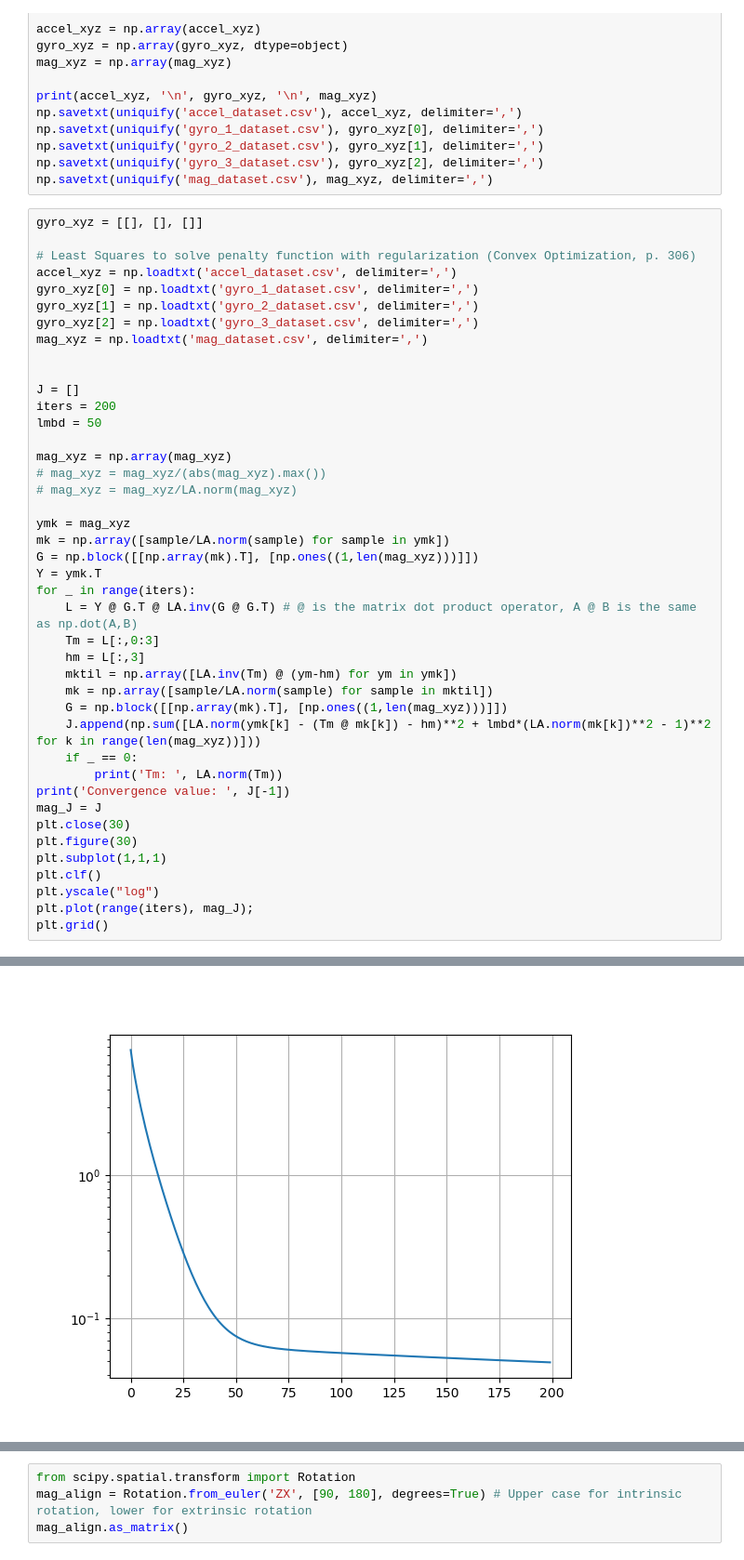
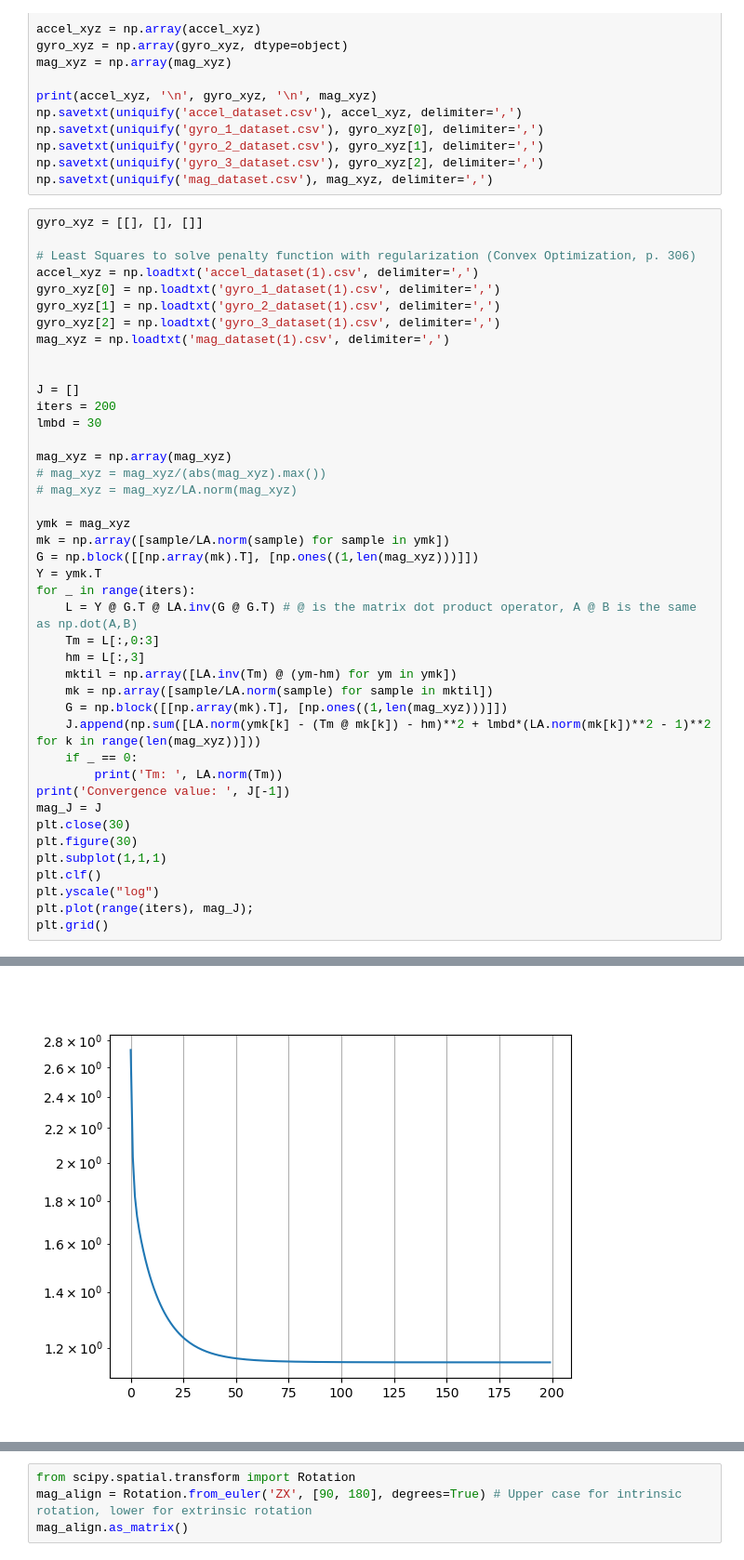
Before and after one commit to Gustavo-V-F/MNA23-Calibration, a Jupyter notebook: Mag_Gyro_Calibration.ipynb, the cells around one changed output, grey strips where cells are left out. Shown: that part at 93% size. Cells and saved outputs as stored; diff of their text form.

```diff
--- a/Mag_Gyro_Calibration.ipynb
+++ b/Mag_Gyro_Calibration.ipynb
@@ -617,16 +630,16 @@ np.savetxt(uniquify('mag_dataset.csv'), mag_xyz, delimiter=',')
 gyro_xyz = [[], [], []]
 
 # Least Squares to solve penalty function with regularization (Convex Optimization, p. 306)
-accel_xyz = np.loadtxt('accel_dataset.csv', delimiter=',')
-gyro_xyz[0] = np.loadtxt('gyro_1_dataset.csv', delimiter=',')
-gyro_xyz[1] = np.loadtxt('gyro_2_dataset.csv', delimiter=',')
-gyro_xyz[2] = np.loadtxt('gyro_3_dataset.csv', delimiter=',')
-mag_xyz = np.loadtxt('mag_dataset.csv', delimiter=',')
+accel_xyz = np.loadtxt('accel_dataset(1).csv', delimiter=',')
+gyro_xyz[0] = np.loadtxt('gyro_1_dataset(1).csv', delimiter=',')
+gyro_xyz[1] = np.loadtxt('gyro_2_dataset(1).csv', delimiter=',')
+gyro_xyz[2] = np.loadtxt('gyro_3_dataset(1).csv', delimiter=',')
+mag_xyz = np.loadtxt('mag_dataset(1).csv', delimiter=',')
 
 
 J = []
 iters = 200
-lmbd = 50
+lmbd = 30
 
 mag_xyz = np.array(mag_xyz)
 # mag_xyz = mag_xyz/(abs(mag_xyz).max())
@@ -661 +674 @@ Convergence value:  0.049126414891079224
-[figure, old version]
+[figure, new version]
```
Also changed, not shown: parts of 9 cells of this notebook.
